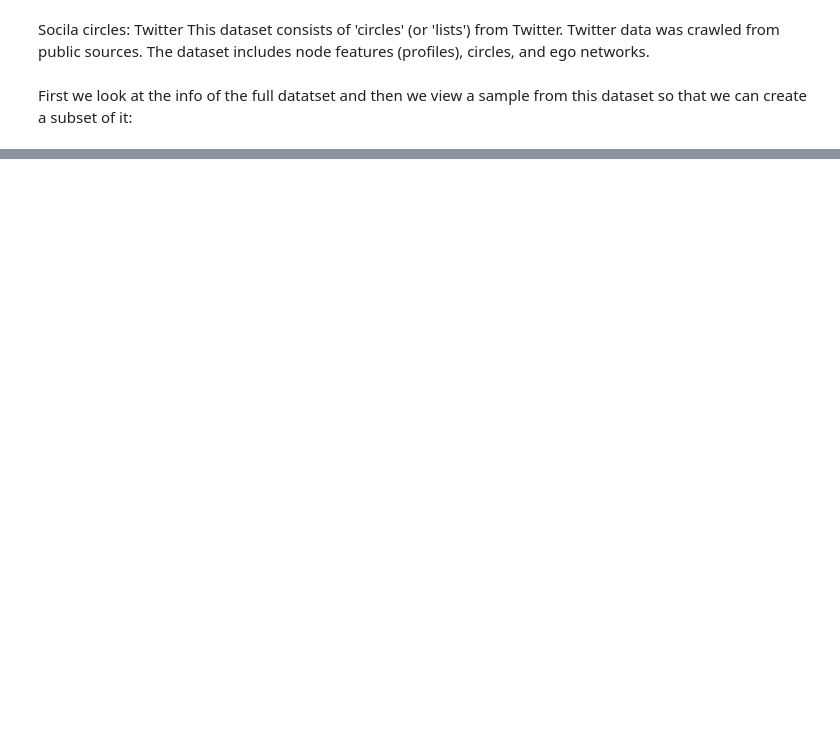
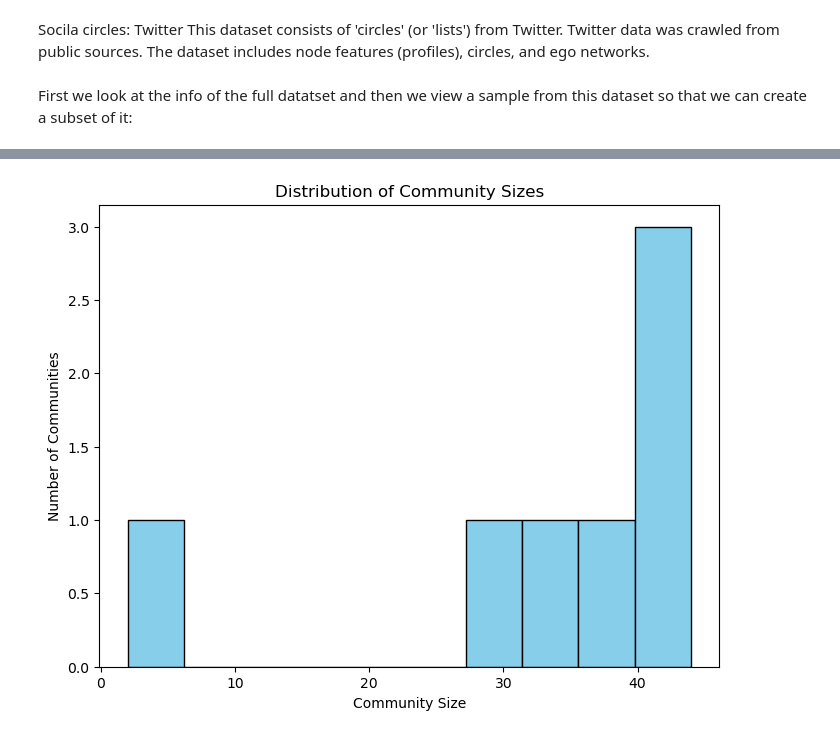
Before and after one commit to TiagoBarrosGarcia/ADC_Project_Group11, a Jupyter notebook: ego-Twitter_Grupo11.ipynb, the cells around one changed output, grey strips where cells are left out. Saved outputs shown, nothing was run; the diff lists cells and outputs as text; code cells hidden in the pictures; blank space fills up the shorter version.

```diff
--- a/ego-Twitter_Grupo11.ipynb
+++ b/ego-Twitter_Grupo11.ipynb
@@ -151,0 +326,12 @@ if __name__ == "__main__":
+# %%
+import matplotlib.pyplot as plt
+
+# Plot community size distribution
+plt.figure(figsize=(8, 6))
+plt.hist(community_sizes, bins=10, color="skyblue", edgecolor="black")
+plt.xlabel("Community Size")
+plt.ylabel("Number of Communities")
+plt.title("Distribution of Community Sizes")
+plt.show()
+# %% [output]
+[figure, added]
```
Also changed, not shown: parts of 12 cells of this notebook.
